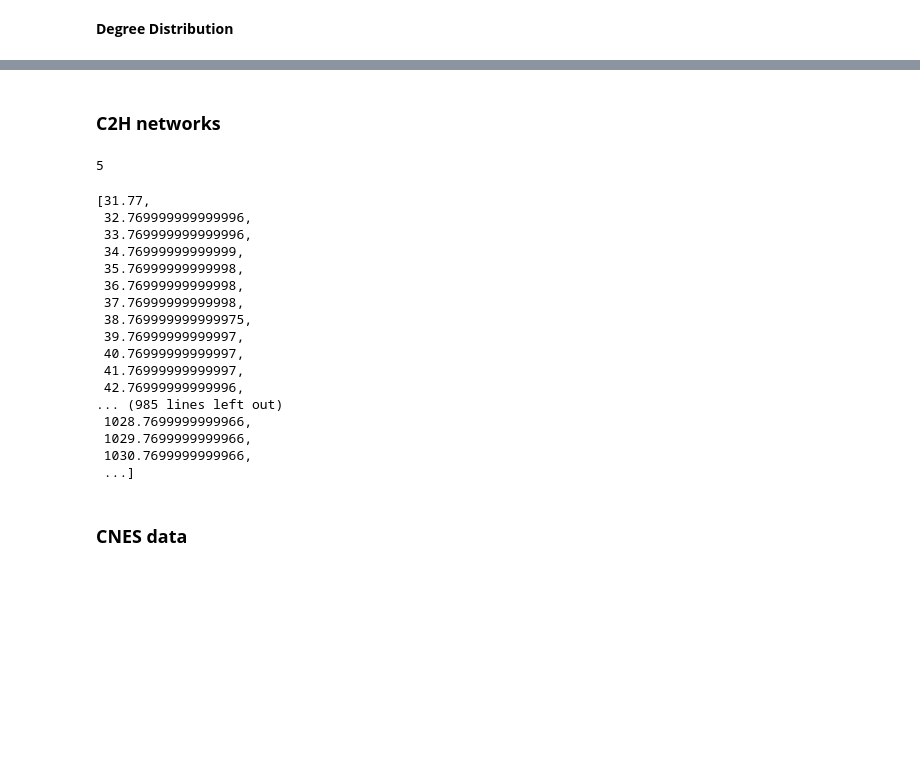
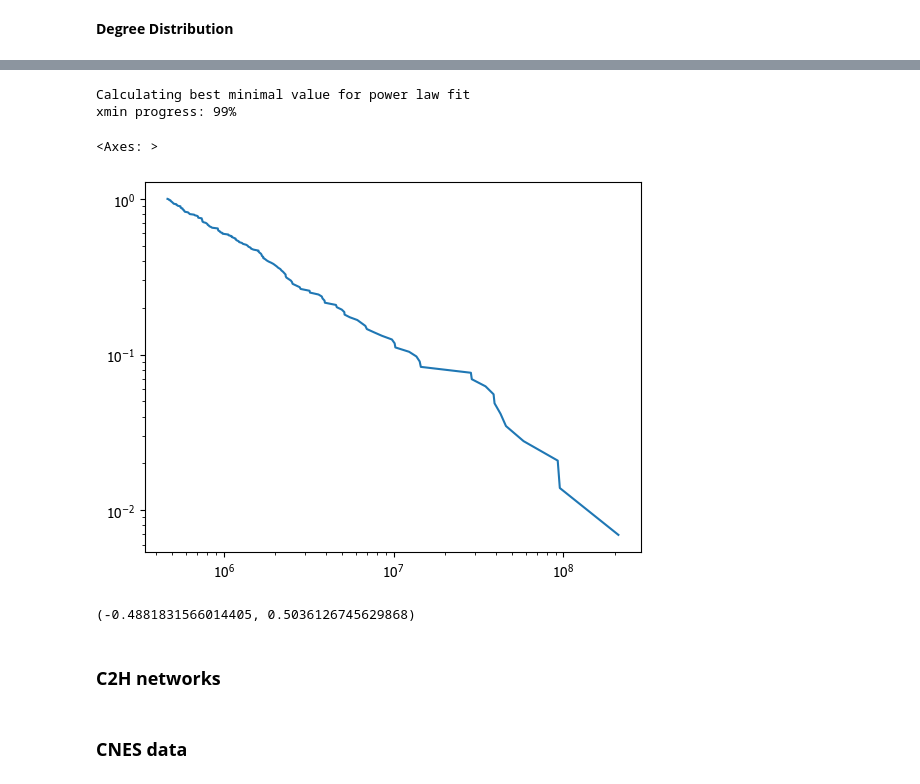
Before and after one commit to humbertocarmona/pyopensus, a Jupyter notebook: notebooks/networkanalysis/citynets.ipynb, the cells around one changed output, grey strips where cells are left out. Drawn from its saved outputs; the diff is of its cells as text; code cells hidden in the pictures; blank space fills up the shorter version.

```diff
--- a/notebooks/networkanalysis/citynets.ipynb
+++ b/notebooks/networkanalysis/citynets.ipynb
@@ -306,29 +393,20 @@ MemoryError: Unable to allocate 8.08 GiB for an array with shape (1084163835,) a
+# %%
+import powerlaw
+fit = powerlaw.Fit(in_money_sequence)
+
+# Plot the cumulative distribution
+fit.plot_ccdf()
+# %% [output]
+Calculating best minimal value for power law fit
+xmin progress: 99%
+<Axes: >
+[figure, added]
+# %%
+fit.distribution_compare('power_law', 'lognormal')
+# %% [output]
+(-0.4881831566014405, 0.5036126745629868)
 # %% [markdown]
 ### **C2H networks**
-# %%
-len(money_bins_new[::2000])
-# %% [output]
-5
-# %%
-money_bins_new[:1000] + money_bins_new[1000:][::5000]
-# %% [output]
-[31.77,
- 32.769999999999996,
- 33.769999999999996,
- 34.76999999999999,
- 35.76999999999998,
- 36.76999999999998,
- 37.76999999999998,
- 38.769999999999975,
- 39.76999999999997,
- 40.76999999999997,
- 41.76999999999997,
- 42.76999999999996,
-... (985 lines left out)
- 1028.7699999999966,
- 1029.7699999999966,
- 1030.7699999999966,
- ...]
 # %% [markdown]
 ### **CNES data**
 # %% [markdown]
```
Also changed, not shown: parts of 7 cells of this notebook, 1 other file.
